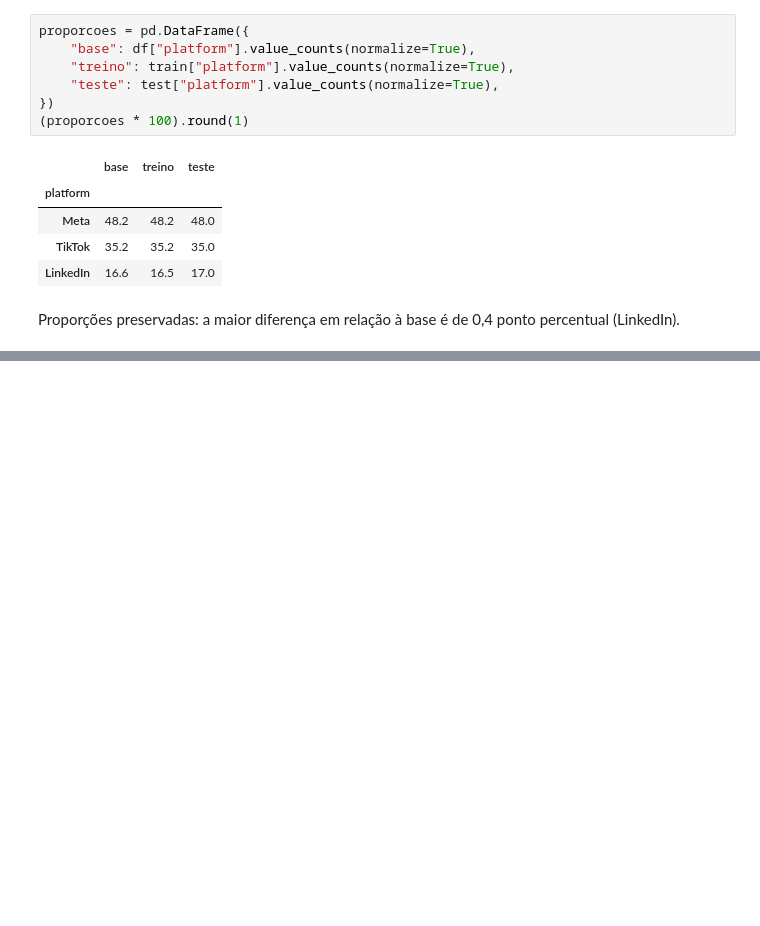
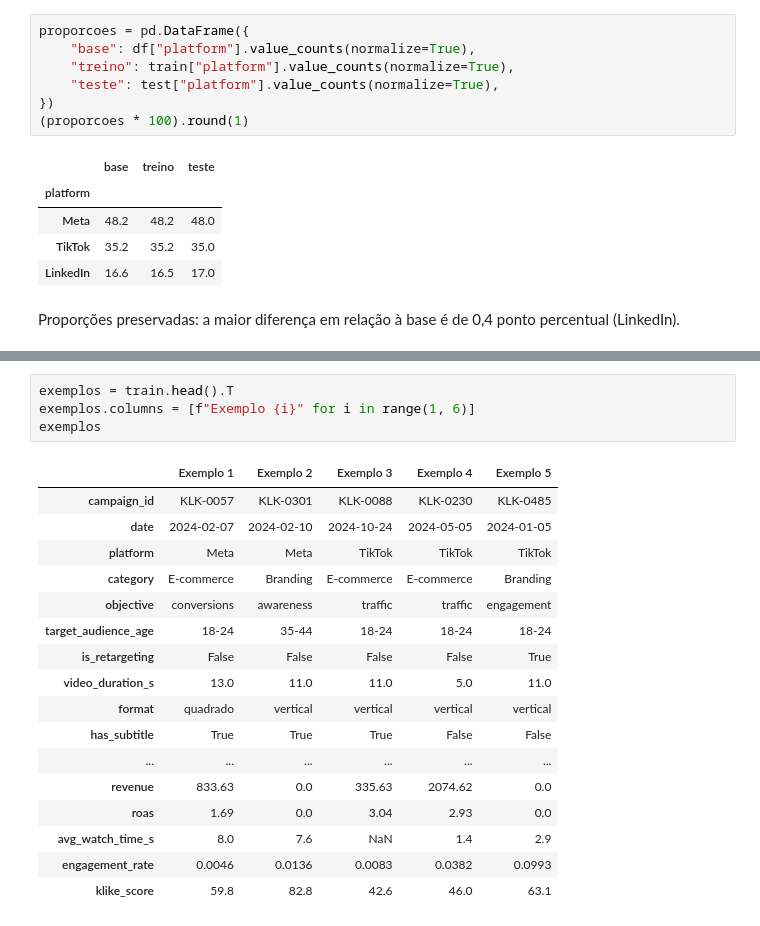
Before and after one commit to JoaoVivacqua/klike-challenge, a Jupyter notebook: notebooks/01_eda.ipynb, the cells around one changed output, grey strips where cells are left out. Drawn from its saved outputs; the diff is of its cells as text; blank space fills up the shorter version.

```diff
--- a/notebooks/01_eda.ipynb
+++ b/notebooks/01_eda.ipynb
@@ -50,0 +62,22 @@ Proporções preservadas: a maior diferença em relação à base é de 0,4 pont
+# %%
+exemplos = train.head().T
+exemplos.columns = [f"Exemplo {i}" for i in range(1, 6)]
+exemplos
+# %% [output]
+|  | Exemplo 1 | Exemplo 2 | Exemplo 3 | Exemplo 4 | Exemplo 5 |
+| campaign_id | KLK-0057 | KLK-0301 | KLK-0088 | KLK-0230 | KLK-0485 |
+| date | 2024-02-07 | 2024-02-10 | 2024-10-24 | 2024-05-05 | 2024-01-05 |
+| platform | Meta | Meta | TikTok | TikTok | TikTok |
+| category | E-commerce | Branding | E-commerce | E-commerce | Branding |
+| objective | conversions | awareness | traffic | traffic | engagement |
+| target_audience_age | 18-24 | 35-44 | 18-24 | 18-24 | 18-24 |
+| is_retargeting | False | False | False | False | True |
+| video_duration_s | 13.0 | 11.0 | 11.0 | 5.0 | 11.0 |
+| format | quadrado | vertical | vertical | vertical | vertical |
+| has_subtitle | True | True | True | False | False |
+| ... | ... | ... | ... | ... | ... |
+| revenue | 833.63 | 0.0 | 335.63 | 2074.62 | 0.0 |
+| roas | 1.69 | 0.0 | 3.04 | 2.93 | 0.0 |
+| avg_watch_time_s | 8.0 | 7.6 | NaN | 1.4 | 2.9 |
+| engagement_rate | 0.0046 | 0.0136 | 0.0083 | 0.0382 | 0.0993 |
+| klike_score | 59.8 | 82.8 | 42.6 | 46.0 | 63.1 |
```
Also changed, not shown: parts of 21 cells of this notebook, 2 other files.
